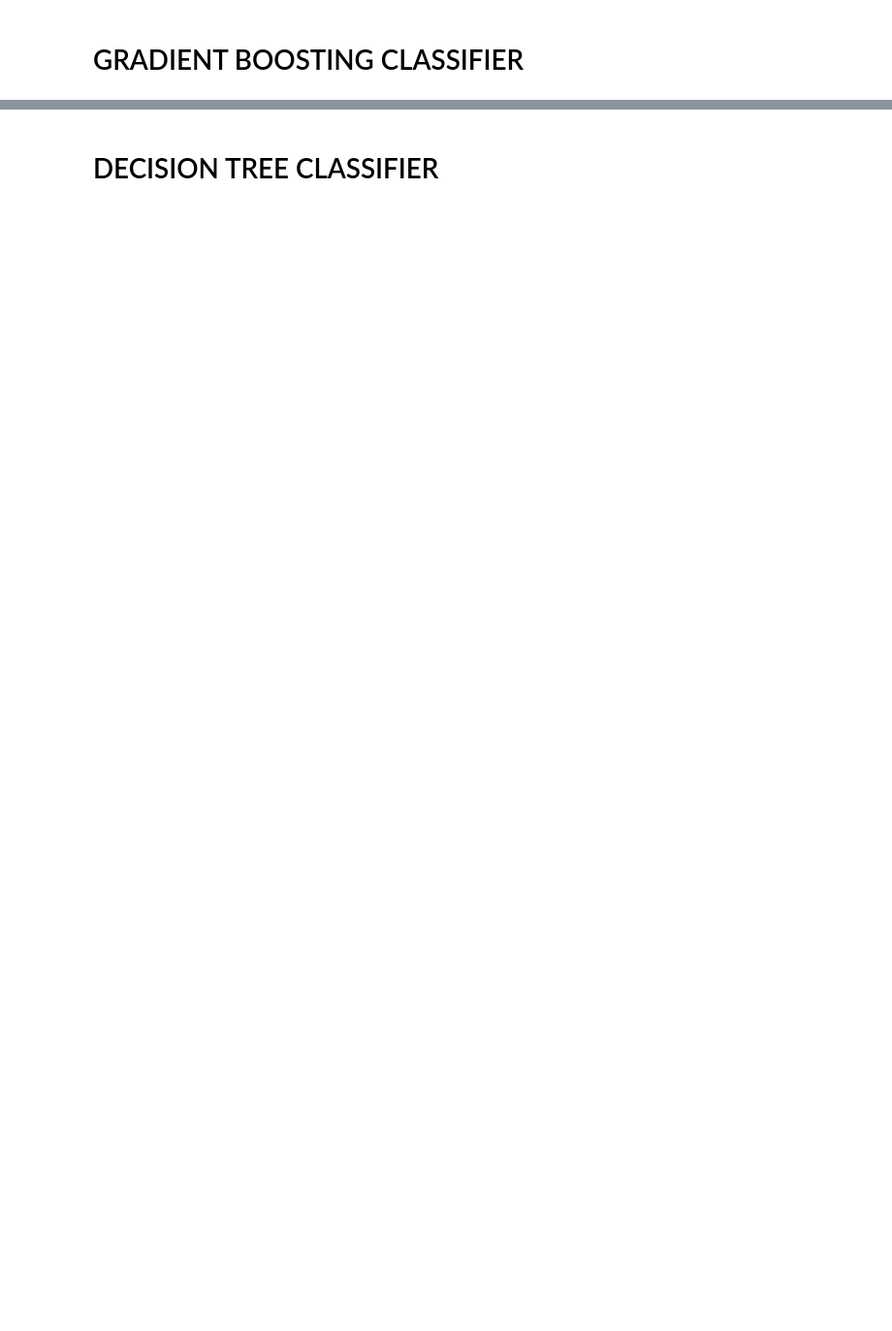
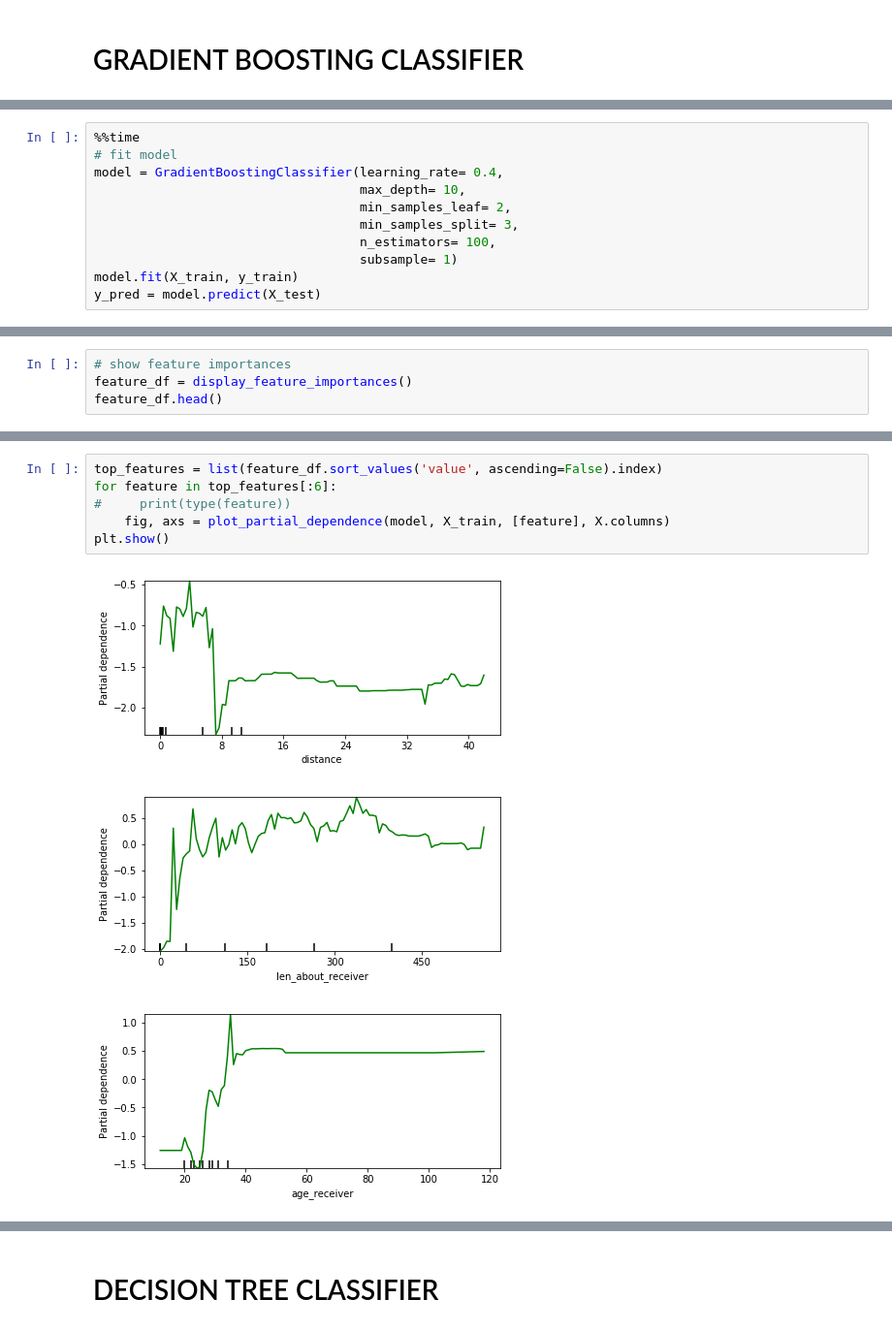
Before and after one commit to rczyrnik/Find-A-Flatmate, a Jupyter notebook: 3_DiscreteModels_Messages.ipynb, the cells around one changed output, grey strips where cells are left out. Shown: that part at 97% size. Cells and saved outputs as stored; diff of their text form; blank space fills up the shorter version.

```diff
--- a/3_DiscreteModels_Messages.ipynb
+++ b/3_DiscreteModels_Messages.ipynb
@@ -168,0 +104,11 @@ key:
+# %%
+%%time
+# fit model
+model = GradientBoostingClassifier(learning_rate= 0.4,
+                                   max_depth= 10,
+                                   min_samples_leaf= 2,
+                                   min_samples_split= 3,
+                                   n_estimators= 100,
+                                   subsample= 1)
+model.fit(X_train, y_train)
+y_pred = model.predict(X_test)
@@ -168,0 +142,4 @@ key:
+# %%
+# show feature importances
+feature_df = display_feature_importances()
+feature_df.head()
@@ -168,0 +153,10 @@ key:
+# %%
+top_features = list(feature_df.sort_values('value', ascending=False).index)
+for feature in top_features[:6]:
+#     print(type(feature))
+    fig, axs = plot_partial_dependence(model, X_train, [feature], X.columns)
+plt.show()
+# %% [output]
+[figure, added]
+[figure, added]
+[figure, added]
```
Also changed, not shown: parts of 22 cells of this notebook, 5 other files.
